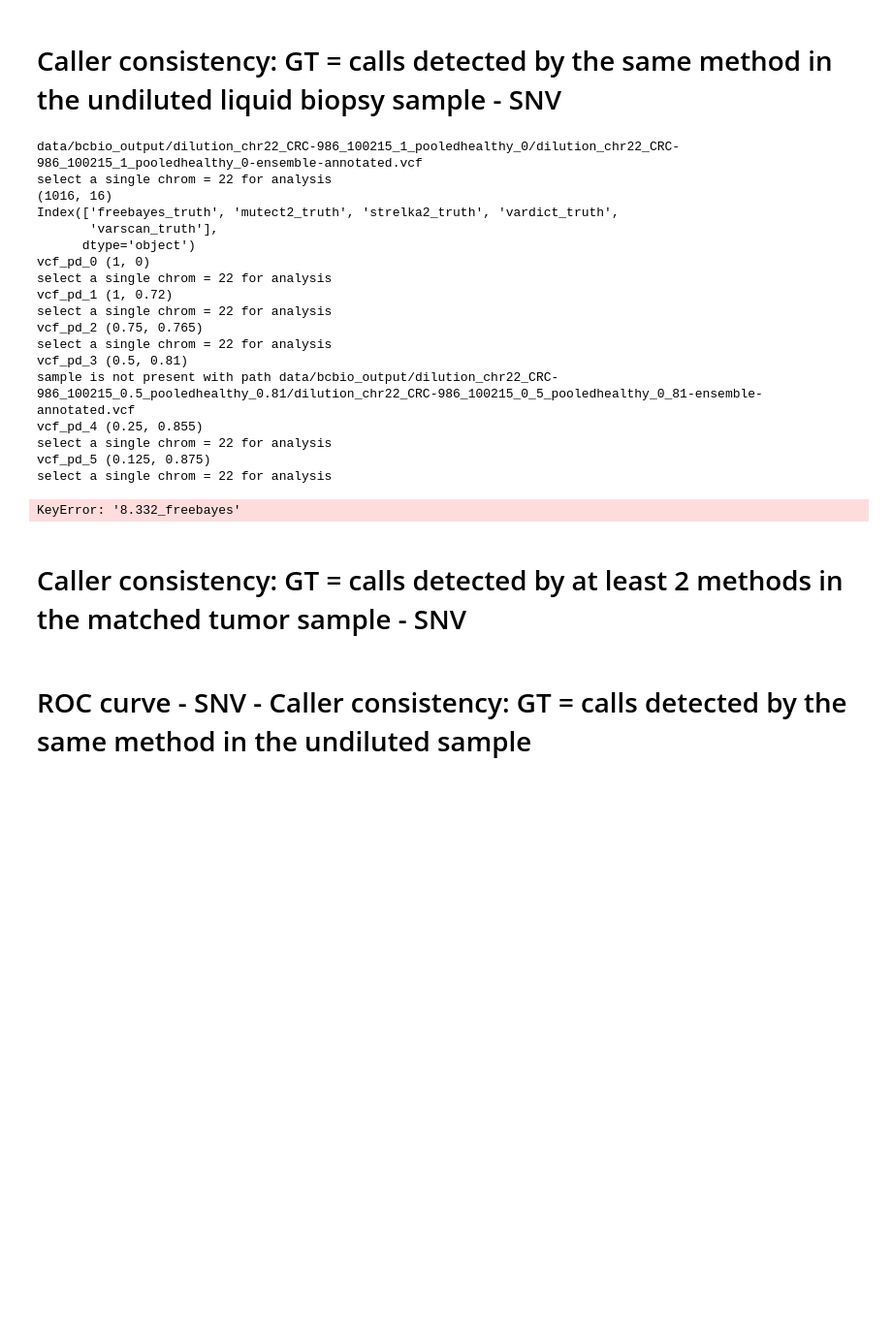
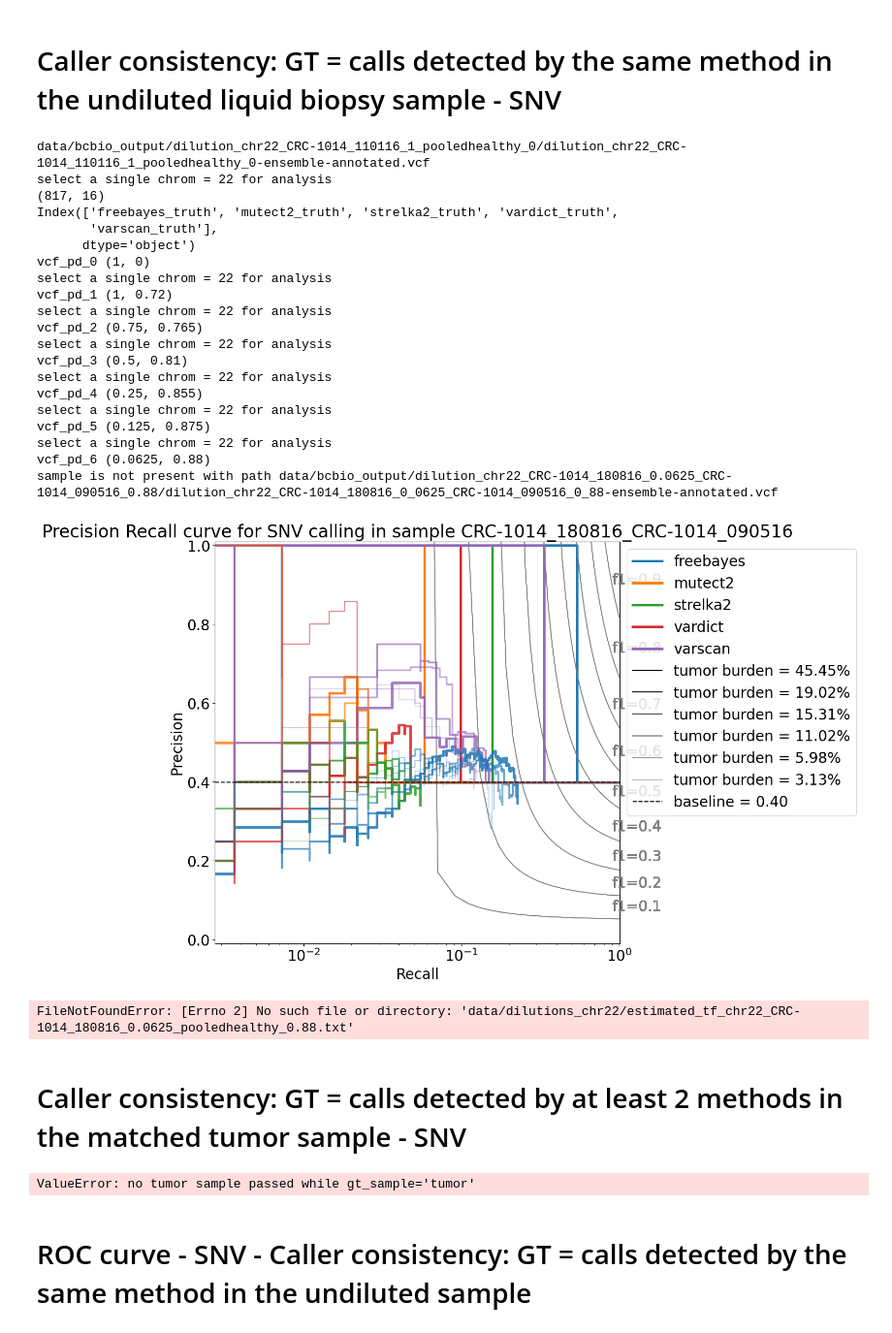
Before and after one commit to hanaecarrie/cfdna_snv_benchmark, a Jupyter notebook: notebooks/liquid_biopsy_benchmark.ipynb, the cells around one changed output. Shown at 97% size. Cells and saved outputs as stored; diff of their text form; code cells hidden in the pictures; blank space fills up the shorter version.

```diff
--- a/notebooks/liquid_biopsy_benchmark.ipynb
+++ b/notebooks/liquid_biopsy_benchmark.ipynb
@@ -71,38 +104,43 @@ for healthysample in healthysamples:
 # %% [markdown]
 # Caller consistency: GT = calls detected by the same method in the undiluted liquid biopsy sample - SNV
 # %%
-for healthysample in healthysamples:
-    df_table = get_call_table(config, prefix, plasmasample1, healthysample, dilutionseries, ground_truth_method='caller', refsample='undiluted', chrom='22', muttype='SNV', tumorsample=None)
-    figure_curve(config, df_table, plasmasample1, healthysample, dilutionseries, xy='roc', ground_truth_method='method', refsample='undiluted', chrom='22', muttype='SNV', save=True)
-    figure_curve(config, df_table, plasmasample1, healthysample, dilutionseries, xy='pr', ground_truth_method='method', refsample='undiluted', chrom='22', muttype='SNV', save=True)
-    for m in config.methods:
-        figure_curve(config, df_table, plasmasample1, healthysample, dilutionseries, xy='pr',  ground_truth_method='method', refsample='undiluted', chrom=chrom, muttype='SNV', methods=[m], save=True)
-        figure_curve(config, df_table, plasmasample1, healthysample, dilutionseries, xy='roc', ground_truth_method='method', refsample='undiluted', chrom=chrom, muttype='SNV', methods=[m], save=True)
+# for healthysample in healthysamples:
+healthysample = healthysamples[-1]
+df_table = get_call_table(config, prefix, plasmasample1, healthysample, dilutionseries, ground_truth_method='caller', refsample='undiluted', chrom='22', muttype='SNV', tumorsample=None, vcf_ref_path=vcf_ref_path)
+figure_curve(config, df_table, plasmasample1, healthysample, dilutionseries, xy='pr', ground_truth_method='method', refsample='undiluted', chrom='22', muttype='SNV', save=False)
+    #figure_curve(config, df_table, plasmasample1, healthysample, dilutionseries, xy='pr', ground_truth_method='method', refsample='undiluted', chrom='22', muttype='SNV', save=False)
+    #for m in config.methods:
+    #    figure_curve(config, df_table, plasmasample1, healthysample, dilutionseries, xy='pr',  ground_truth_method='method', refsample='undiluted', chrom=chrom, muttype='SNV', methods=[m], save=False)
+    #    figure_curve(config, df_table, plasmasample1, healthysample, dilutionseries, xy='roc', ground_truth_method='method', refsample='undiluted', chrom=chrom, muttype='SNV', methods=[m], save=False)
+# %% [output]
+data/bcbio_output/dilution_chr22_CRC-1014_110116_1_pooledhealthy_0/dilution_chr22_CRC-1014_110116_1_pooledhealthy_0-ensemble-annotated.vcf
+select a single chrom = 22 for analysis
+(817, 16)
+Index(['freebayes_truth', 'mutect2_truth', 'strelka2_truth', 'vardict_truth',
+       'varscan_truth'],
+      dtype='object')
+vcf_pd_0 (1, 0)
+select a single chrom = 22 for analysis
+vcf_pd_1 (1, 0.72)
+select a single chrom = 22 for analysis
+vcf_pd_2 (0.75, 0.765)
+select a single chrom = 22 for analysis
+vcf_pd_3 (0.5, 0.81)
+select a single chrom = 22 for analysis
+vcf_pd_4 (0.25, 0.855)
+select a single chrom = 22 for analysis
+vcf_pd_5 (0.125, 0.875)
+select a single chrom = 22 for analysis
+vcf_pd_6 (0.0625, 0.88)
+sample is not present with path data/bcbio_output/dilution_chr22_CRC-1014_180816_0.0625_CRC-1014_090516_0.88/dilution_chr22_CRC-1014_180816_0_0625_CRC-1014_090516_0_88-ensemble-annotated.vcf
+[figure, added]
 # %%
 for healthysample in healthysamples:
-    df_table = get_call_table(config, prefix, plasmasample1, healthysample, dilutionseries, ground_truth_method='caller', refsample='undiluted', chrom='22', muttype='SNV', tumorsample=None)
+    df_table = get_call_table(config, prefix, plasmasample1, healthysample, dilutionseries, ground_truth_method='caller', refsample='undiluted', chrom='22', muttype='SNV', tumorsample=None, vcf_ref_path=vcf_ref_path)
     metric_curve(config, df_table, plasmasample1, healthysample, dilutionseries, metric='precision', ground_truth_method='method',
-                 refsample='undiluted', muttype='SNV', chrom='22', methods=None, save=True)
+                 refsample='undiluted', muttype='SNV', chrom='22', methods=None, save=False)
 # %% [output]
-data/bcbio_output/dilution_chr22_CRC-986_100215_1_pooledhealthy_0/dilution_chr22_CRC-986_100215_1_pooledhealthy_0-ensemble-annotated.vcf
-select a single chrom = 22 for analysis
-(1016, 16)
-Index(['freebayes_truth', 'mutect2_truth', 'strelka2_truth', 'vardict_truth',
-       'varscan_truth'],
-      dtype='object')
-vcf_pd_0 (1, 0)
-select a single chrom = 22 for analysis
-vcf_pd_1 (1, 0.72)
-select a single chrom = 22 for analysis
-vcf_pd_2 (0.75, 0.765)
-select a single chrom = 22 for analysis
-vcf_pd_3 (0.5, 0.81)
-sample is not present with path data/bcbio_output/dilution_chr22_CRC-986_100215_0.5_pooledhealthy_0.81/dilution_chr22_CRC-986_100215_0_5_pooledhealthy_0_81-ensemble-annotated.vcf
-vcf_pd_4 (0.25, 0.855)
-select a single chrom = 22 for analysis
-vcf_pd_5 (0.125, 0.875)
-select a single chrom = 22 for analysis
+FileNotFoundError: [Errno 2] No such file or directory: 'data/dilutions_chr22/estimated_tf_chr22_CRC-1014_180816_0.0625_pooledhealthy_0.88.txt'
-KeyError: '8.332_freebayes'
 # %%
 # Sample of interest
 # GROUND TRUTH = calls detected by same method in undiluted sample
@@ -161,10 +199,13 @@ plt.axhline(y = 0, color = 'k', linestyle = '--')
 # %% [markdown]
 # Caller consistency: GT = calls detected by at least 2 methods in the matched tumor sample - SNV
 # %%
-for healthysample in ['pooledhealthy', 'pooledhealthy_986_filter_snv', 'CRC-986_300316']:
-    df_table = get_call_table(config, prefix, plasmasample1, healthysample, dilutionseries, ground_truth_method=2, refsample='tumor', chrom='22', muttype='SNV', tumorsample=tumorsample1)
-    figure_curve(config, df_table, plasmasample1, healthysample, dilutionseries, xy='roc', ground_truth_method=2, refsample='tumor', chrom='22', muttype='SNV', save=True)
-    figure_curve(config, df_table, plasmasample1, healthysample, dilutionseries, xy='pr', ground_truth_method=2, refsample='tumor', chrom='22', muttype='SNV', save=True)
+#for healthysample in ['pooledhealthy', 'pooledhealthy_986_filter_snv', 'CRC-986_300316']:
+healthysample = healthysamples[-1]
+df_table = get_call_table(config, prefix, plasmasample1, healthysample, dilutionseries, ground_truth_method=2, refsample='tumor', chrom='22', muttype='SNV', tumorsample=tumorsample1)
+figure_curve(config, df_table, plasmasample1, healthysample, dilutionseries, xy='roc', ground_truth_method=2, refsample='tumor', chrom='22', muttype='SNV', save=False)
+figure_curve(config, df_table, plasmasample1, healthysample, dilutionseries, xy='pr', ground_truth_method=2, refsample='tumor', chrom='22', muttype='SNV', save=False)
+# %% [output]
+ValueError: no tumor sample passed while gt_sample='tumor'
 # %% [markdown]
 # ROC curve - SNV - Caller consistency: GT = calls detected by the same method in the undiluted sample
 # %%
```
Also changed, not shown: parts of 28 cells of this notebook, 4 other files.
